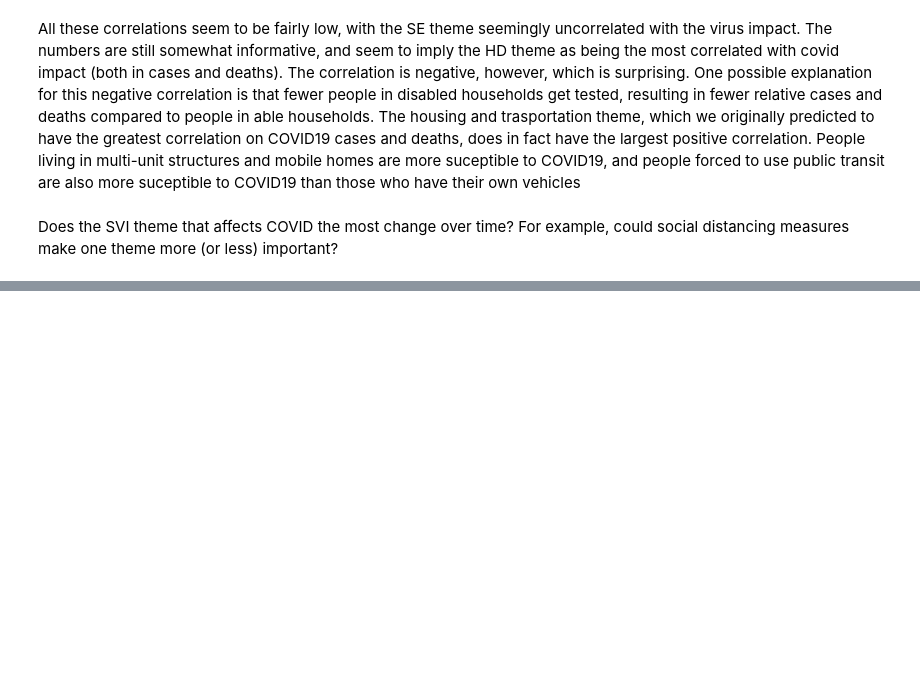
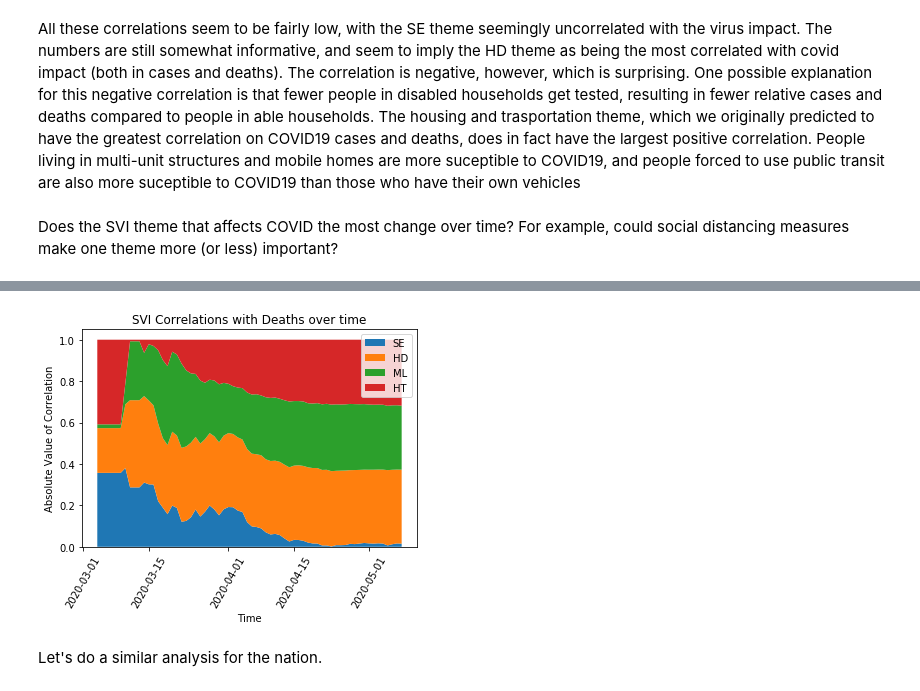
Before and after one commit to AndyFlury13/covid19-final-project, a Jupyter notebook: final_proj/svi.ipynb, the cells around one changed output, grey strips where cells are left out. Cells and saved outputs as stored; diff of their text form; code cells hidden in the pictures; blank space fills up the shorter version.

```diff
--- a/final_proj/svi.ipynb
+++ b/final_proj/svi.ipynb
@@ -198,0 +247,15 @@ plt.show()
+# %%
+death_y_df = pd.DataFrame(death_y)
+death_y_df = death_y_df / death_y_df.sum(axis=0)
+
+p = plt.stackplot(death_x, death_y_df, labels = ['SE', 'HD', 'ML', 'HT'])
+plt.xlabel('Time')
+plt.ylabel('Absolute Value of Correlation')
+plt.legend()
+plt.xticks(rotation=60)
+plt.title('SVI Correlations with Deaths over time')
+plt.show()
+# %% [output]
+[figure, added]
+# %% [markdown]
+Let's do a similar analysis for the nation.
```
Also changed, not shown: parts of 15 cells of this notebook, 2 other files.
